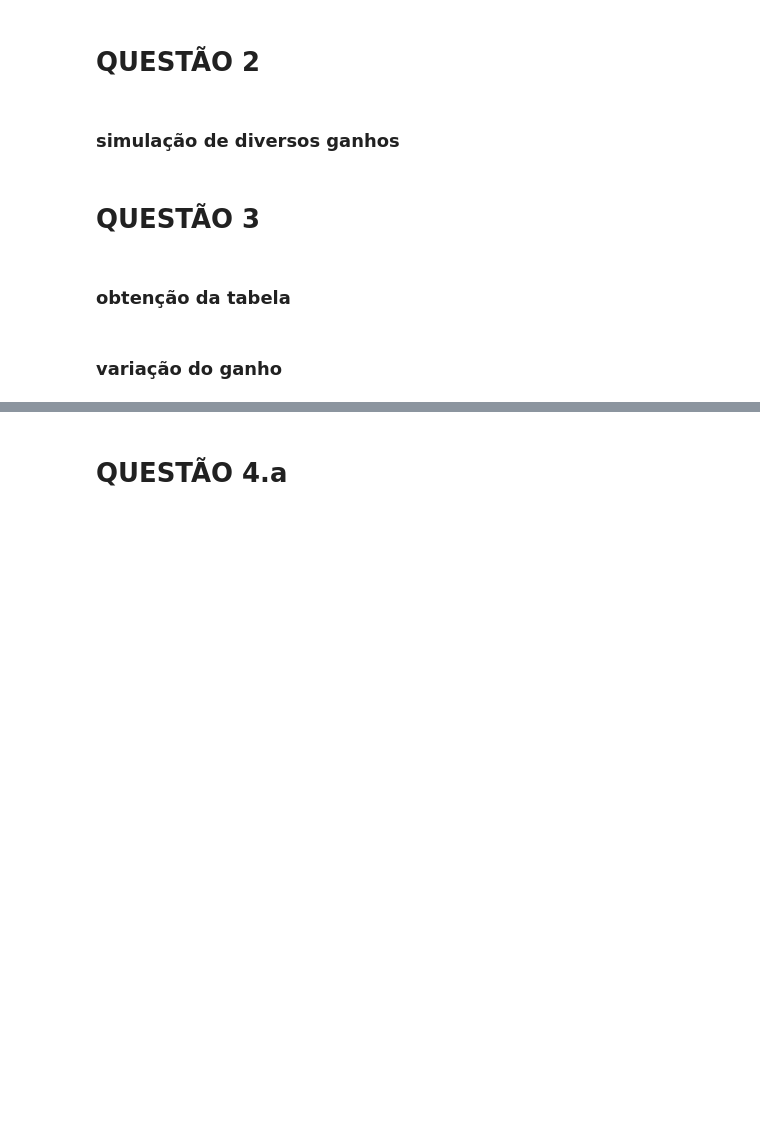
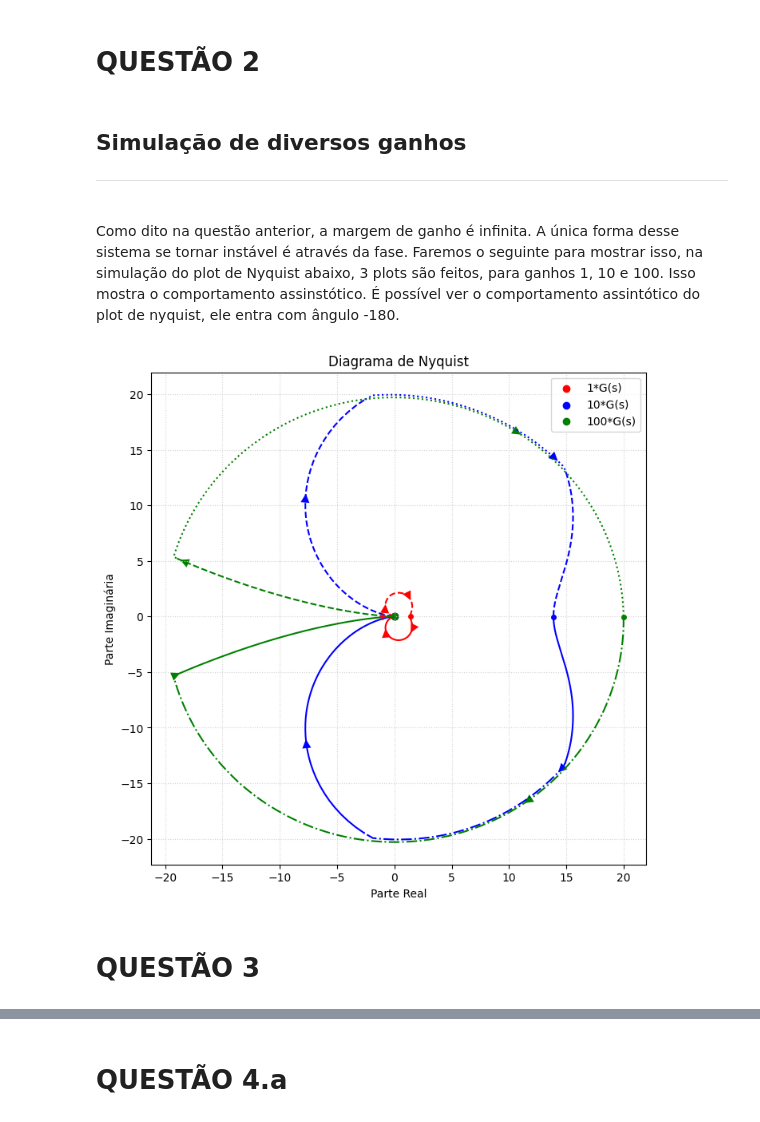
Before and after one commit to Batchuka/EoC-controle-automatico-IFES, a Jupyter notebook: RASCUNHO/P3.ipynb, the cells around one changed output, grey strips where cells are left out. Drawn from its saved outputs; the diff is of its cells as text; code cells hidden in the pictures; blank space fills up the shorter version.

```diff
--- a/RASCUNHO/P3.ipynb
+++ b/RASCUNHO/P3.ipynb
@@ -239,4 +65,2 @@ plt.show()
 # %% [markdown]
 # QUESTÃO 2
-# %% [markdown]
-### simulação de diversos ganhos
@@ -284,4 +67,10 @@ plt.show()
+# %% [markdown]
+## <font style='font-size: 20px;'> Simulação de diversos ganhos </font> <hr style='line: 2px solid;'>
+# %% [markdown]
+Como dito na questão anterior, a margem de ganho é infinita. A única forma desse sistema se tornar instável é através da fase. Faremos o seguinte para mostrar isso, na simulação do plot de Nyquist abaixo, 3 plots são feitos, para ganhos 1, 10 e 100. Isso mostra o comportamento assinstótico. É possível ver o comportamento assintótico do plot de nyquist, ele entra com ângulo -180.
+# %%
+obter_plot_nyquist({'1*G(s)':G['control'], '10*G(s)':10*G['control'], '100*G(s)':100*G['control']})
+# %% [output]
+[figure, added]
 # %% [markdown]
 # QUESTÃO 3
-# %% [markdown]
-### obtenção da tabela
@@ -308,2 +76,0 @@ df_medias_copiado
-# %% [markdown]
-### variação do ganho
```
Also changed, not shown: parts of 117 cells of this notebook, 2 other files.
